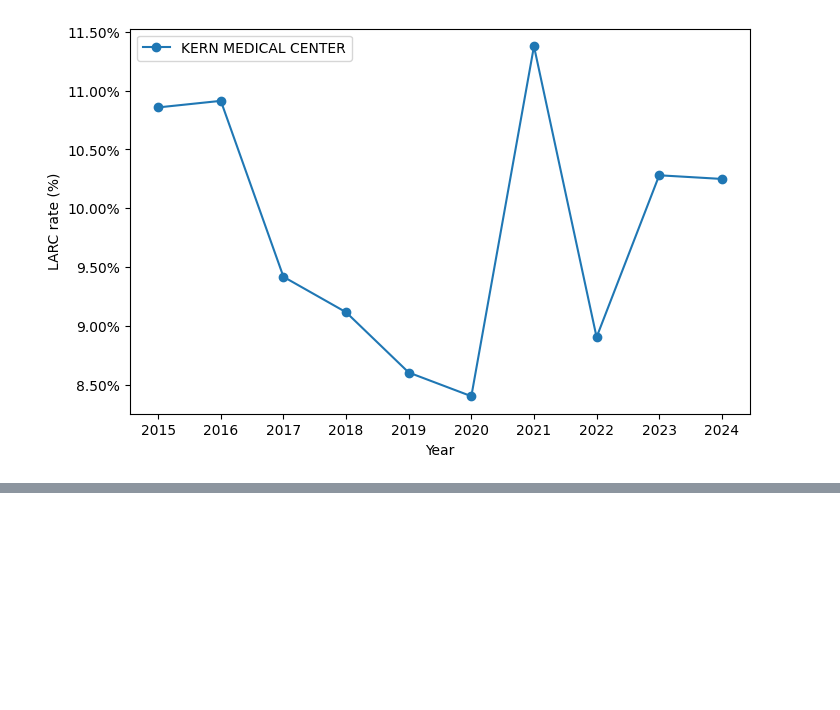
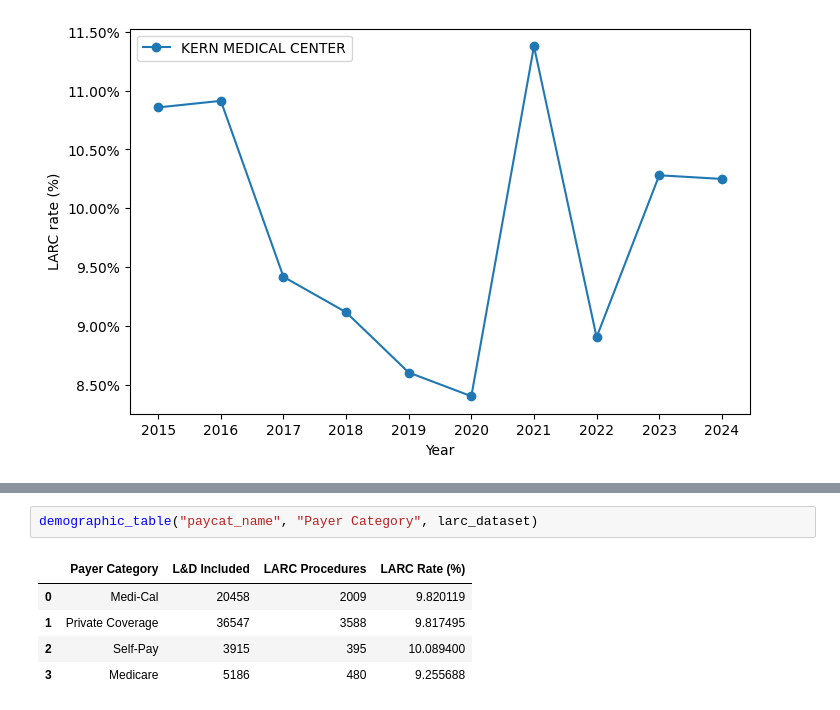
Before and after one commit to orchid-initiative/postpartum-larc, a Jupyter notebook: analysis/larc_analysis_presentation_notebook.ipynb, the cells around one changed output, grey strips where cells are left out. Cells and saved outputs as stored; diff of their text form; blank space fills up the shorter version.

```diff
--- a/analysis/larc_analysis_presentation_notebook.ipynb
+++ b/analysis/larc_analysis_presentation_notebook.ipynb
@@ -123,0 +187,8 @@ plt.show()
+# %%
+demographic_table("paycat_name", "Payer Category", larc_dataset)
+# %% [output]
+|  | Payer Category | L&D Included | LARC Procedures | LARC Rate (%) |
+| 0 | Medi-Cal | 20458 | 2009 | 9.820119 |
+| 1 | Private Coverage | 36547 | 3588 | 9.817495 |
+| 2 | Self-Pay | 3915 | 395 | 10.089400 |
+| 3 | Medicare | 5186 | 480 | 9.255688 |
```
Also changed, not shown: parts of 10 cells of this notebook.
